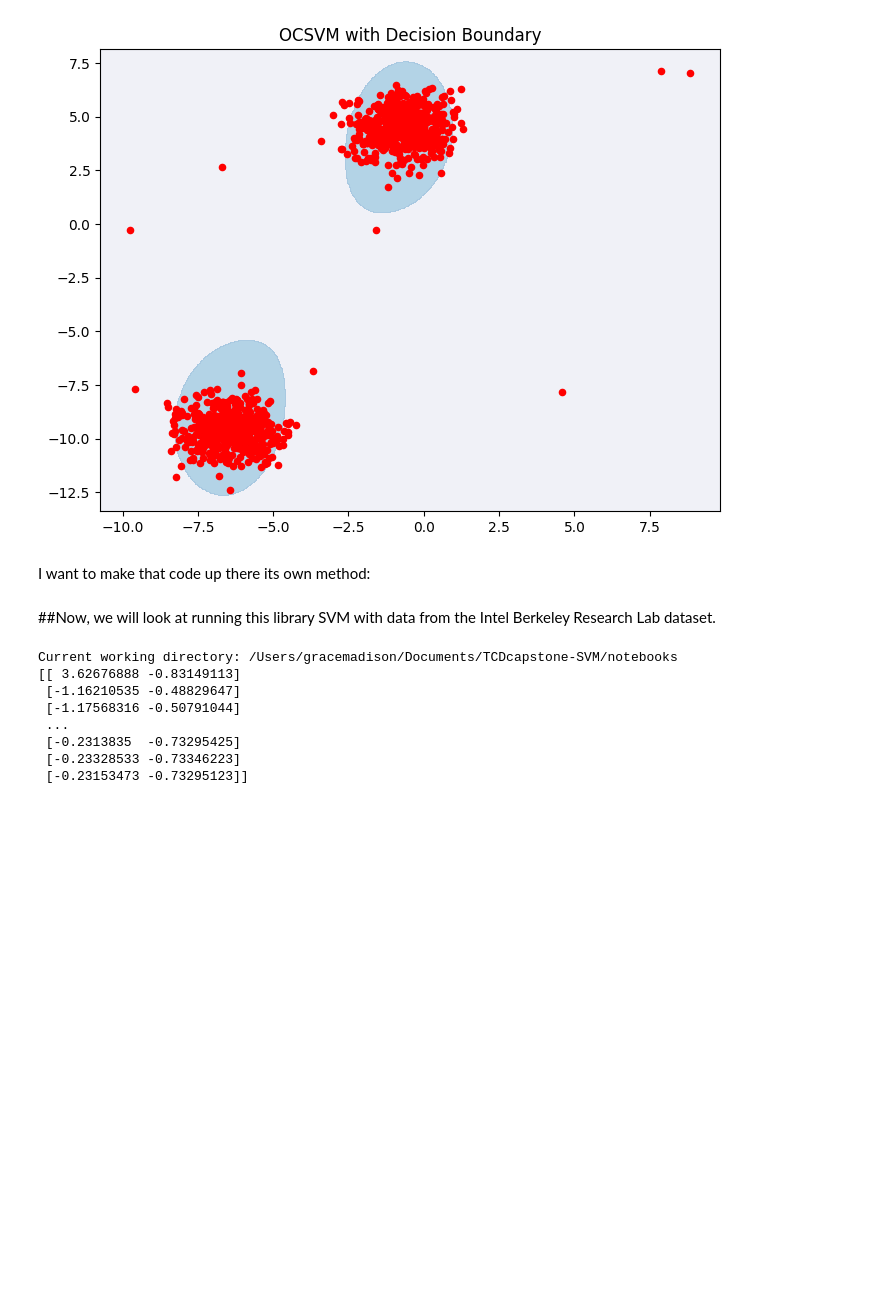
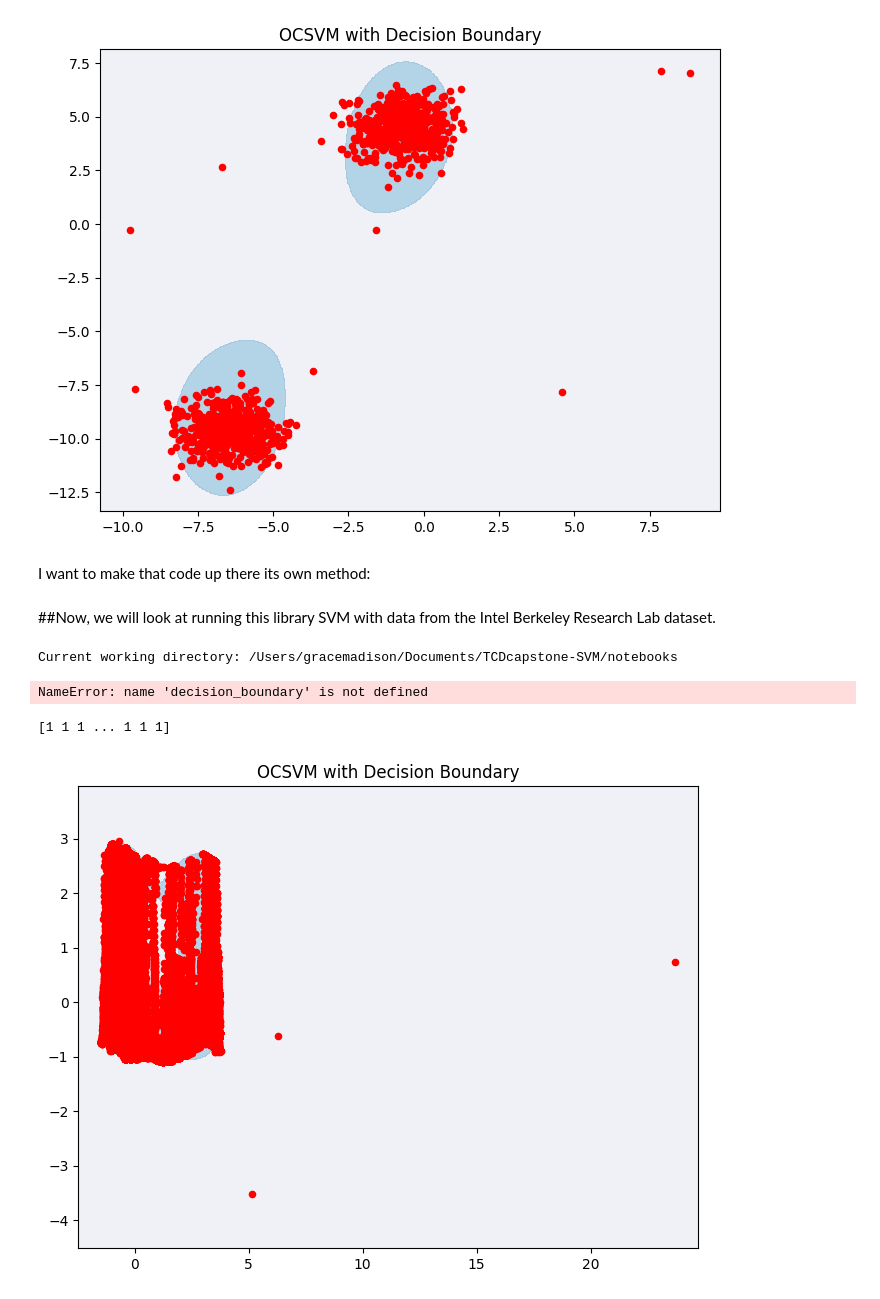
Before and after one commit to graceannmad/TCDcapstone-SVM, a Jupyter notebook: notebooks/run_library_svm.ipynb, the cells around one changed output. Drawn from its saved outputs; the diff is of its cells as text; code cells hidden in the pictures; blank space fills up the shorter version.

Commit message:
Loaded SVM with plot.

```diff
--- a/notebooks/run_library_svm.ipynb
+++ b/notebooks/run_library_svm.ipynb
@@ -137,13 +137,13 @@ ocsvm.fit(train)
 
 y_pred = ocsvm.predict(val)
 
-decision_boundary(ocsvm_2, val)
+#decision_boundary(ocsvm_2, val)
 # %% [output]
 Current working directory: /Users/gracemadison/Documents/TCDcapstone-SVM/notebooks
-[[ 3.62676888 -0.83149113]
- [-1.16210535 -0.48829647]
- [-1.17568316 -0.50791044]
- ...
- [-0.2313835  -0.73295425]
- [-0.23328533 -0.73346223]
- [-0.23153473 -0.73295123]]
+NameError: name 'decision_boundary' is not defined
+# %%
+print(y_pred)
+decision_boundary(ocsvm, val)
+# %% [output]
+[1 1 1 ... 1 1 1]
+[figure, added]
```
